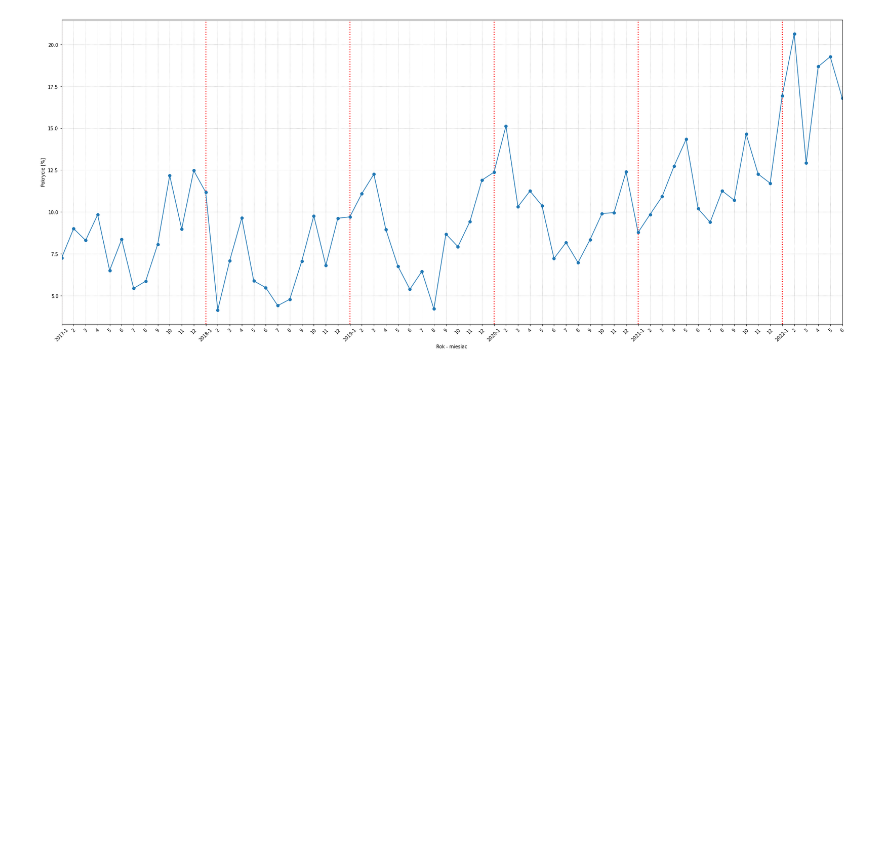
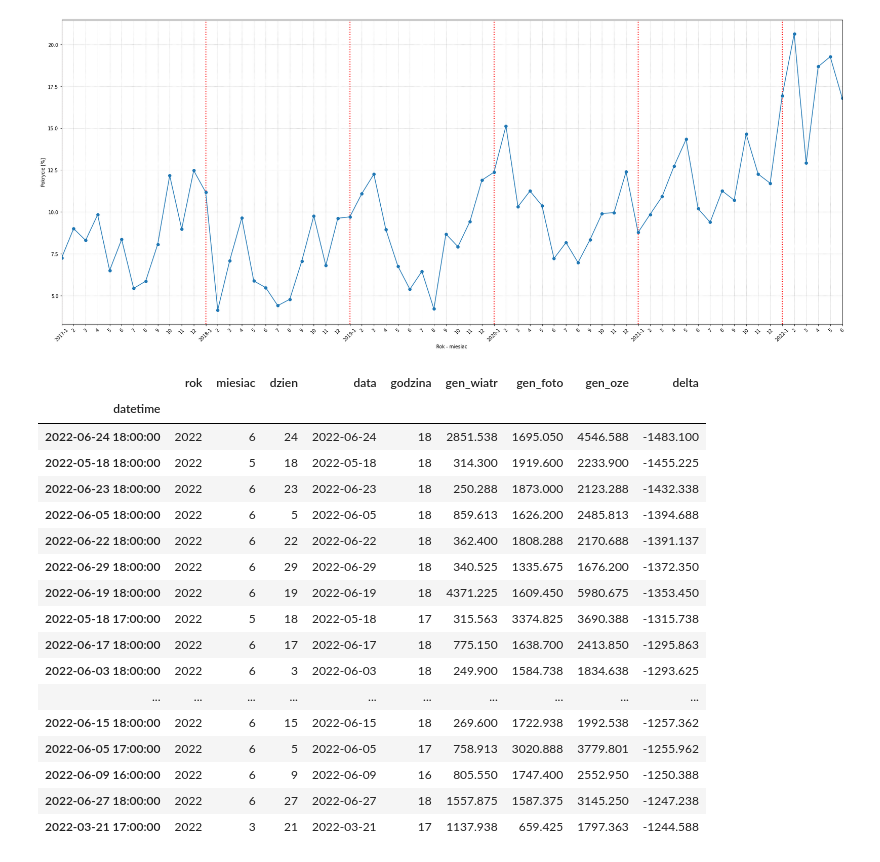
Before and after one commit to pmaciejj/PSE, a Jupyter notebook: notebook/pse.ipynb, the cells around one changed output. Saved outputs shown, nothing was run; the diff lists cells and outputs as text; code cells hidden in the pictures; blank space fills up the shorter version.

```diff
--- a/notebook/pse.ipynb
+++ b/notebook/pse.ipynb
@@ -308,3 +308,25 @@ for i,l in enumerate(x_grid_lines):
 plt.show()
 # %% [output]
 [figure]
+# %%
+oze["delta"] = oze.gen_foto.diff()
+oze.sort_values("delta").nsmallest(n=20,columns="delta")
+# %% [output]
+|  | rok | miesiac | dzien | data | godzina | gen_wiatr | gen_foto | gen_oze | delta |
+| datetime |  |  |  |  |  |  |  |  |  |
+| 2022-06-24 18:00:00 | 2022 | 6 | 24 | 2022-06-24 | 18 | 2851.538 | 1695.050 | 4546.588 | -1483.100 |
+| 2022-05-18 18:00:00 | 2022 | 5 | 18 | 2022-05-18 | 18 | 314.300 | 1919.600 | 2233.900 | -1455.225 |
+| 2022-06-23 18:00:00 | 2022 | 6 | 23 | 2022-06-23 | 18 | 250.288 | 1873.000 | 2123.288 | -1432.338 |
+| 2022-06-05 18:00:00 | 2022 | 6 | 5 | 2022-06-05 | 18 | 859.613 | 1626.200 | 2485.813 | -1394.688 |
+| 2022-06-22 18:00:00 | 2022 | 6 | 22 | 2022-06-22 | 18 | 362.400 | 1808.288 | 2170.688 | -1391.137 |
+| 2022-06-29 18:00:00 | 2022 | 6 | 29 | 2022-06-29 | 18 | 340.525 | 1335.675 | 1676.200 | -1372.350 |
+| 2022-06-19 18:00:00 | 2022 | 6 | 19 | 2022-06-19 | 18 | 4371.225 | 1609.450 | 5980.675 | -1353.450 |
+| 2022-05-18 17:00:00 | 2022 | 5 | 18 | 2022-05-18 | 17 | 315.563 | 3374.825 | 3690.388 | -1315.738 |
+| 2022-06-17 18:00:00 | 2022 | 6 | 17 | 2022-06-17 | 18 | 775.150 | 1638.700 | 2413.850 | -1295.863 |
+| 2022-06-03 18:00:00 | 2022 | 6 | 3 | 2022-06-03 | 18 | 249.900 | 1584.738 | 1834.638 | -1293.625 |
+| ... | ... | ... | ... | ... | ... | ... | ... | ... | ... |
+| 2022-06-15 18:00:00 | 2022 | 6 | 15 | 2022-06-15 | 18 | 269.600 | 1722.938 | 1992.538 | -1257.362 |
+| 2022-06-05 17:00:00 | 2022 | 6 | 5 | 2022-06-05 | 17 | 758.913 | 3020.888 | 3779.801 | -1255.962 |
+| 2022-06-09 16:00:00 | 2022 | 6 | 9 | 2022-06-09 | 16 | 805.550 | 1747.400 | 2552.950 | -1250.388 |
+| 2022-06-27 18:00:00 | 2022 | 6 | 27 | 2022-06-27 | 18 | 1557.875 | 1587.375 | 3145.250 | -1247.238 |
+| 2022-03-21 17:00:00 | 2022 | 3 | 21 | 2022-03-21 | 17 | 1137.938 | 659.425 | 1797.363 | -1244.588 |
```
Also changed, not shown: 1 other file.
